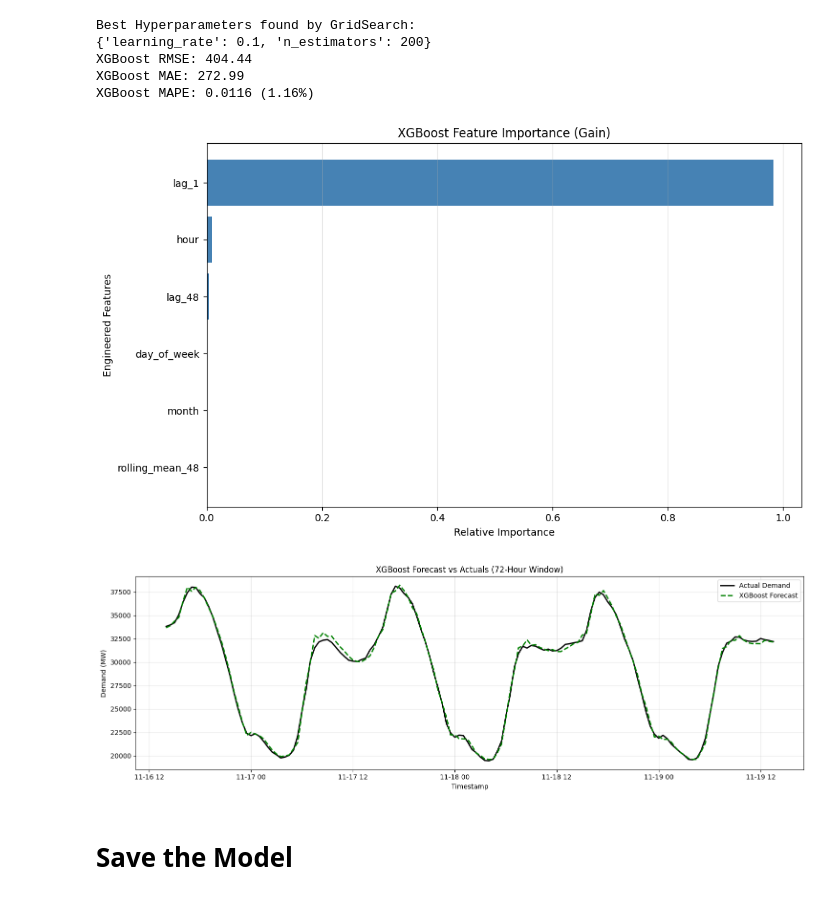
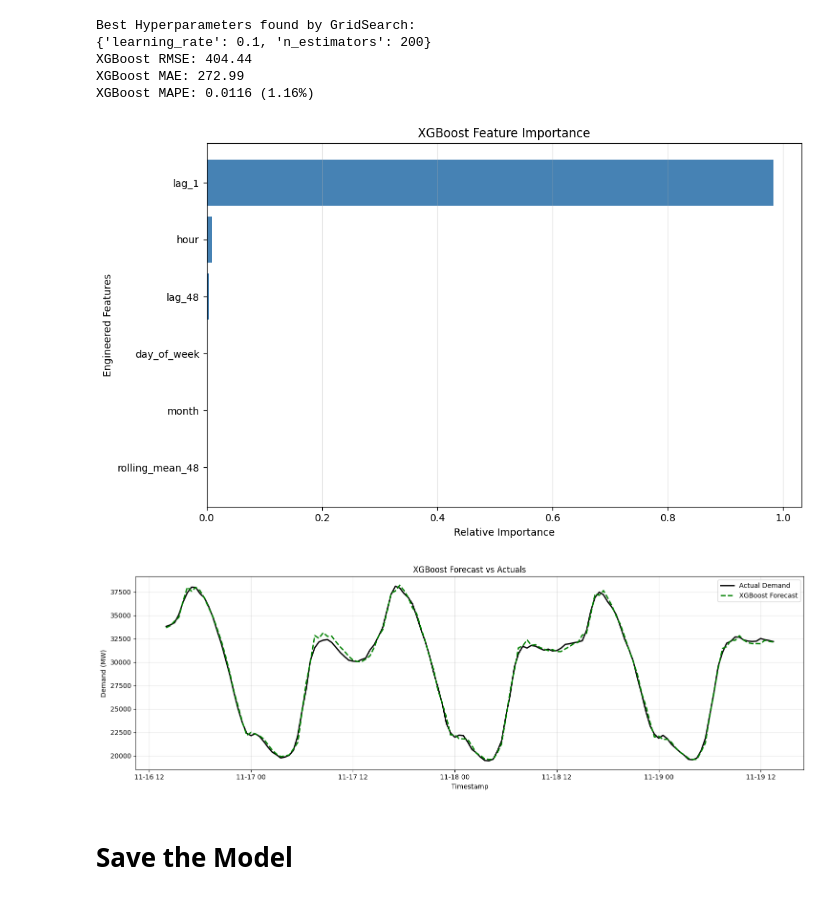
Before and after one commit to 4riell4/energy-consumption-forecasting, a Jupyter notebook: models/xgboost/xgboost_training.ipynb, the cells around one changed output. Drawn from its saved outputs; the diff is of its cells as text; code cells hidden in the pictures.

```diff
--- a/models/xgboost/xgboost_training.ipynb
+++ b/models/xgboost/xgboost_training.ipynb
@@ -150,7 +140,6 @@ XGBoost MAPE: 0.0116 (1.16%)
 # %%
 # Plot Feature Importance
 plt.figure(figsize=(10, 6))
-# Get feature importances from the best model
 importances = best_xgb.feature_importances_
 
 # Sort features by importance
@@ -159,28 +148,28 @@ sorted_features = [features[i] for i in indices]
 
 plt.barh(range(len(indices)), importances[indices], color='steelblue', align='center')
 plt.yticks(range(len(indices)), sorted_features)
-plt.title("XGBoost Feature Importance (Gain)")
+plt.title("XGBoost Feature Importance")
 plt.xlabel("Relative Importance")
 plt.ylabel("Engineered Features")
 plt.grid(True, axis='x', alpha=0.3)
 plt.tight_layout()
 plt.show()
 # %% [output]
-[figure, old version]
+[figure, new version]
 # %%
 # Micro-Level Plot
 window = 144
 
 plt.figure(figsize=(15, 5))
 plt.plot(y_test.index[:window], y_test.iloc[:window], label="Actual Demand", color='black', linewidth=2)
 plt.plot(y_test.index[:window], preds[:window], label="XGBoost Forecast", color='green', linestyle="--", linewidth=2)
-plt.title("XGBoost Forecast vs Actuals (72-Hour Window)")
+plt.title("XGBoost Forecast vs Actuals")
 plt.ylabel("Demand (MW)")
 plt.xlabel("Timestamp")
 plt.legend()
 plt.grid(True, alpha=0.3)
 plt.tight_layout()
 plt.show()
 # %% [output]
-[figure, old version]
+[figure, new version]
 # %%
```
Also changed, not shown: parts of 4 cells of this notebook, 12 other files.
